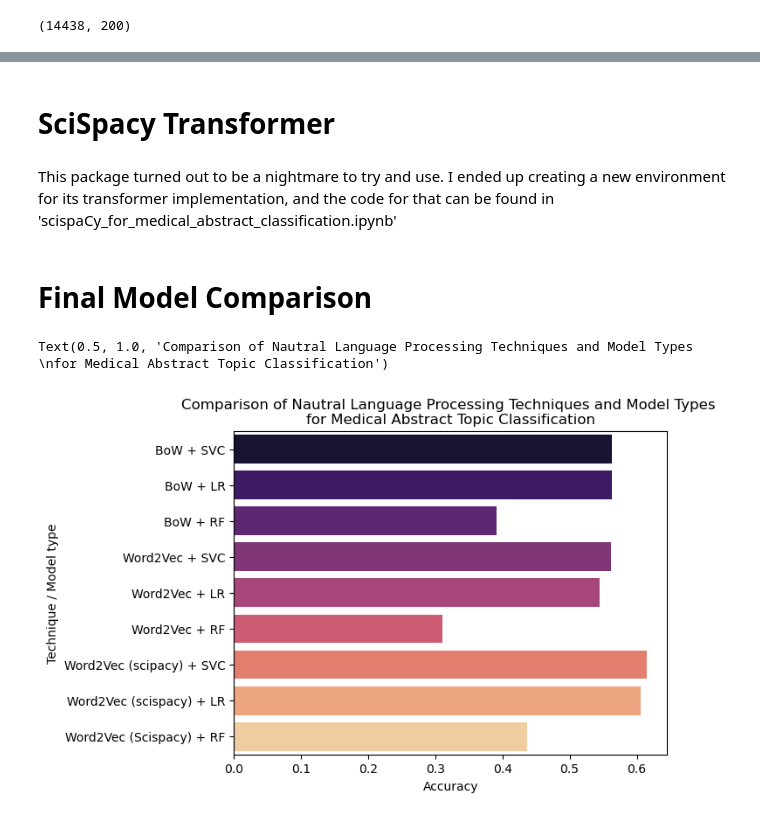
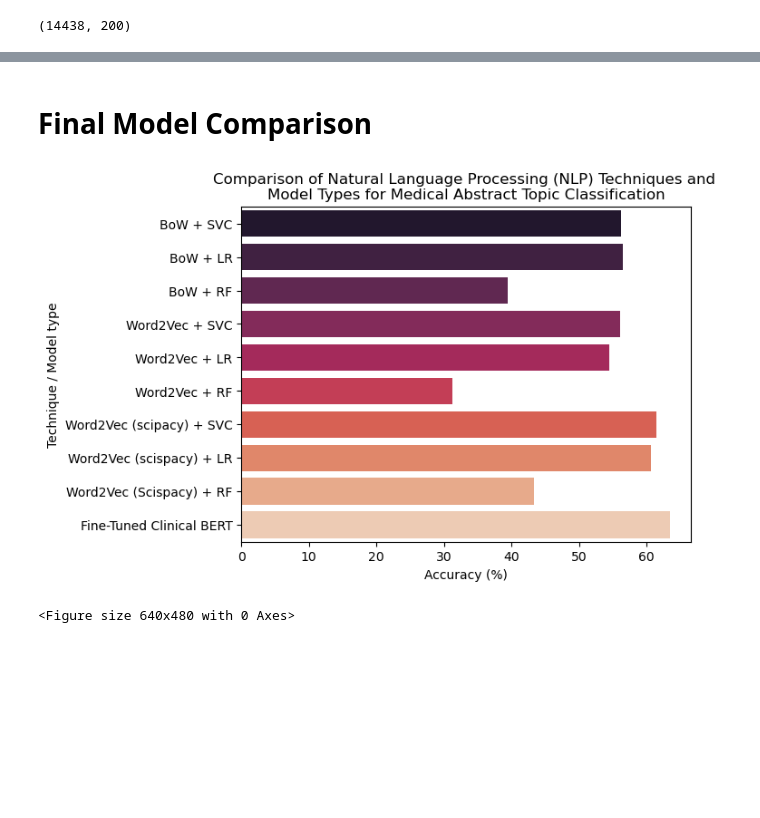
Before and after one commit to cgeils25/Data_Science_Projects, a Jupyter notebook: notebooks/nlp/Medical_Abstract_Classification.ipynb, the cells around one changed output, grey strips where cells are left out. Cells and saved outputs as stored; diff of their text form; code cells hidden in the pictures; blank space fills up the shorter version.

Commit message:
final model comparison graph added

```diff
--- a/notebooks/nlp/Medical_Abstract_Classification.ipynb
+++ b/notebooks/nlp/Medical_Abstract_Classification.ipynb
@@ -396,17 +395,20 @@ accuracy_for_all_models
 # %%
 del models, docs_train, docs_test, y_train, y_test
-# %% [markdown]
-# SciSpacy Transformer
-# %% [markdown]
-This package turned out to be a nightmare to try and use. I ended up creating a new environment for its transformer implementation, and
-the code for that can be found in 'scispaCy_for_medical_abstract_classification.ipynb'
 # %% [markdown]
 # Final Model Comparison
+# %%
+# this result was obtained from another notebook. If you'd like to view how it the model was trained, you can view it at
+# 'Medical_Abstract_Classification_with_Encoder.ipynb' in notebooks/nlp
+accuracy_for_all_models['Fine-Tuned Clinical BERT'] = 0.6340027700831025
 # %%
-fig = sns.barplot(y=accuracy_for_all_models.keys(), x=accuracy_for_all_models.values(), orient='h', palette='magma', hue=accuracy_for_all_models.keys())
-plt.xlabel('Accuracy')
+plt.figure()
+fig = sns.barplot(y=accuracy_for_all_models.keys(), x=[value*100 for value in accuracy_for_all_models.values()],
+            orient='h', palette='rocket', hue=accuracy_for_all_models.keys())
+plt.xlabel('Accuracy (%)')
 plt.ylabel('Technique / Model type')
-plt.title('Comparison of Nautral Language Processing Techniques and Model Types \nfor Medical Abstract Topic Classification')
+plt.title('Comparison of Natural Language Processing (NLP) Techniques and \nModel Types for Medical Abstract Topic Classification')
+plt.show()
+plt.savefig(fname='Medical_Abstract_Classification_Model_Comparison', dpi=1000)
 # %% [output]
+[figure, new version]
-Text(0.5, 1.0, 'Comparison of Nautral Language Processing Techniques and Model Types \nfor Medical Abstract Topic Classification')
+<Figure size 640x480 with 0 Axes>
-[figure, old version]
```
Also changed, not shown: parts of 9 cells of this notebook, 2 other files.
